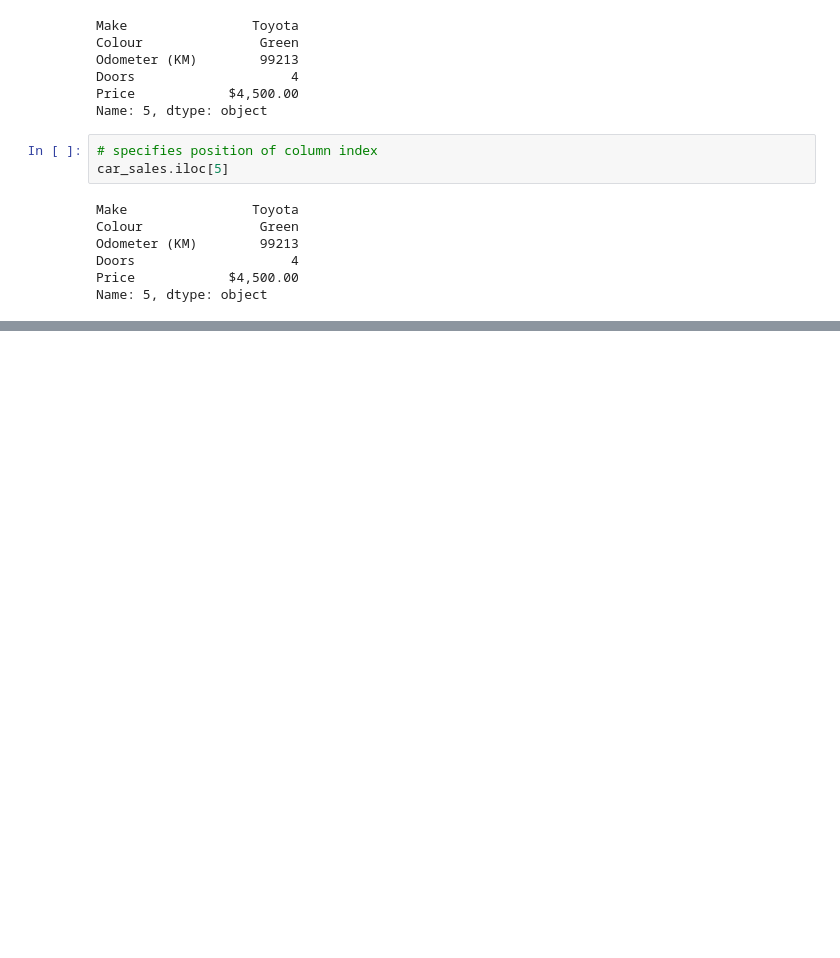
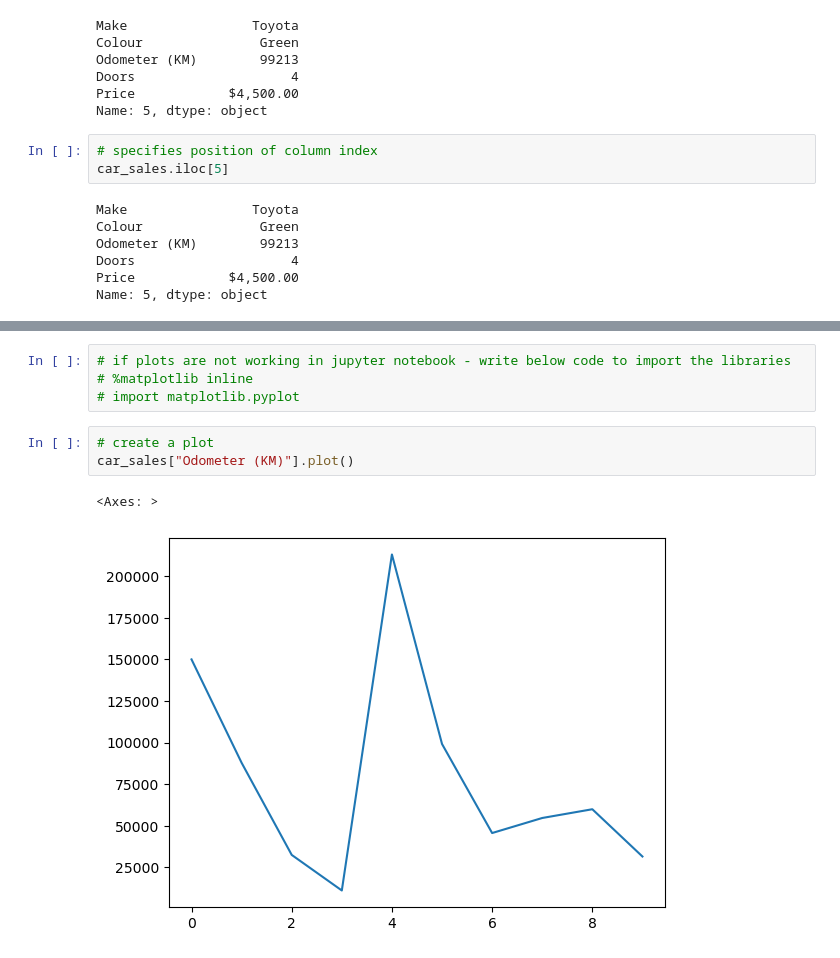
Before and after one commit to the-javascript-jedi/machine_learning_projects, a Jupyter notebook: andrei/complete-ai-ml-ds-bootcamp/s_6_pandas_data_analysis/car_sales.ipynb, the cells around one changed output, grey strips where cells are left out. Drawn from its saved outputs; the diff is of its cells as text; blank space fills up the shorter version.

```diff
--- a/andrei/complete-ai-ml-ds-bootcamp/s_6_pandas_data_analysis/car_sales.ipynb
+++ b/andrei/complete-ai-ml-ds-bootcamp/s_6_pandas_data_analysis/car_sales.ipynb
@@ -197,0 +235,10 @@ car_sales[car_sales["Make"]=="Toyota"]
+# %%
+# if plots are not working in jupyter notebook - write below code to import the libraries
+# %matplotlib inline
+# import matplotlib.pyplot
+# %%
+# create a plot
+car_sales["Odometer (KM)"].plot()
+# %% [output]
+<Axes: >
+[figure, added]
```
Also changed, not shown: parts of 11 cells of this notebook.
